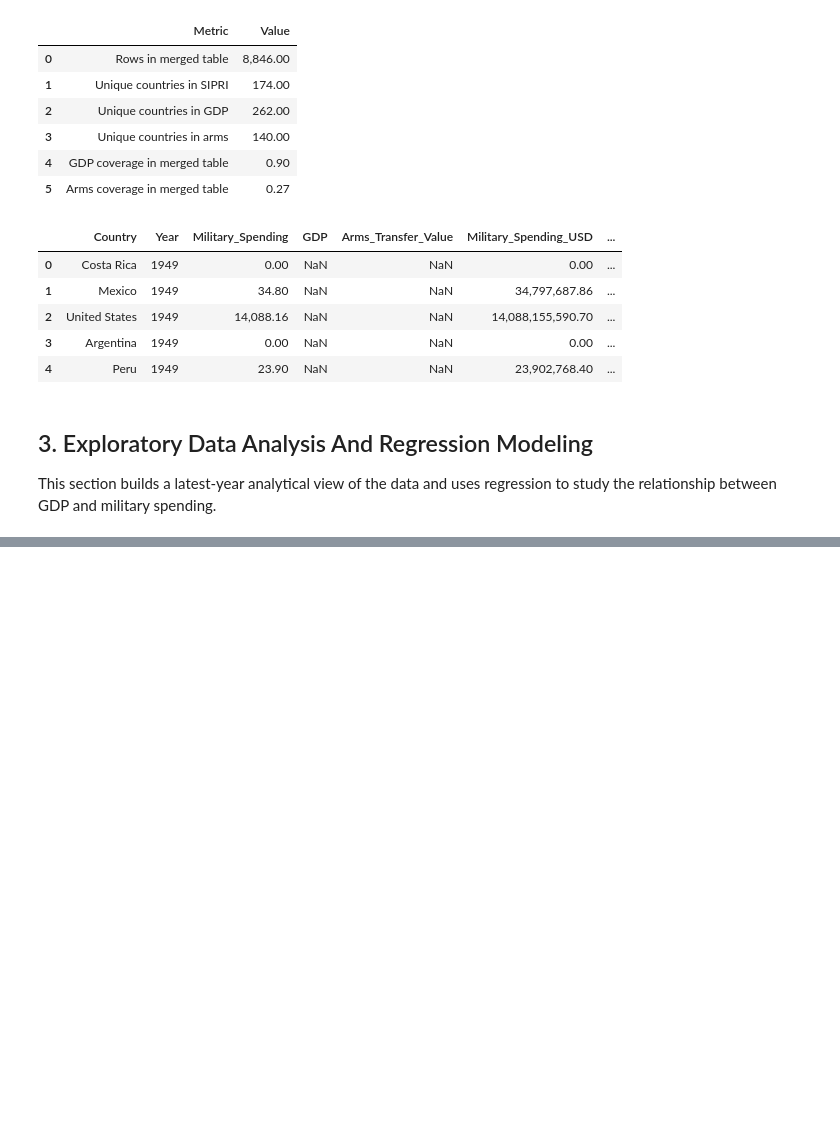
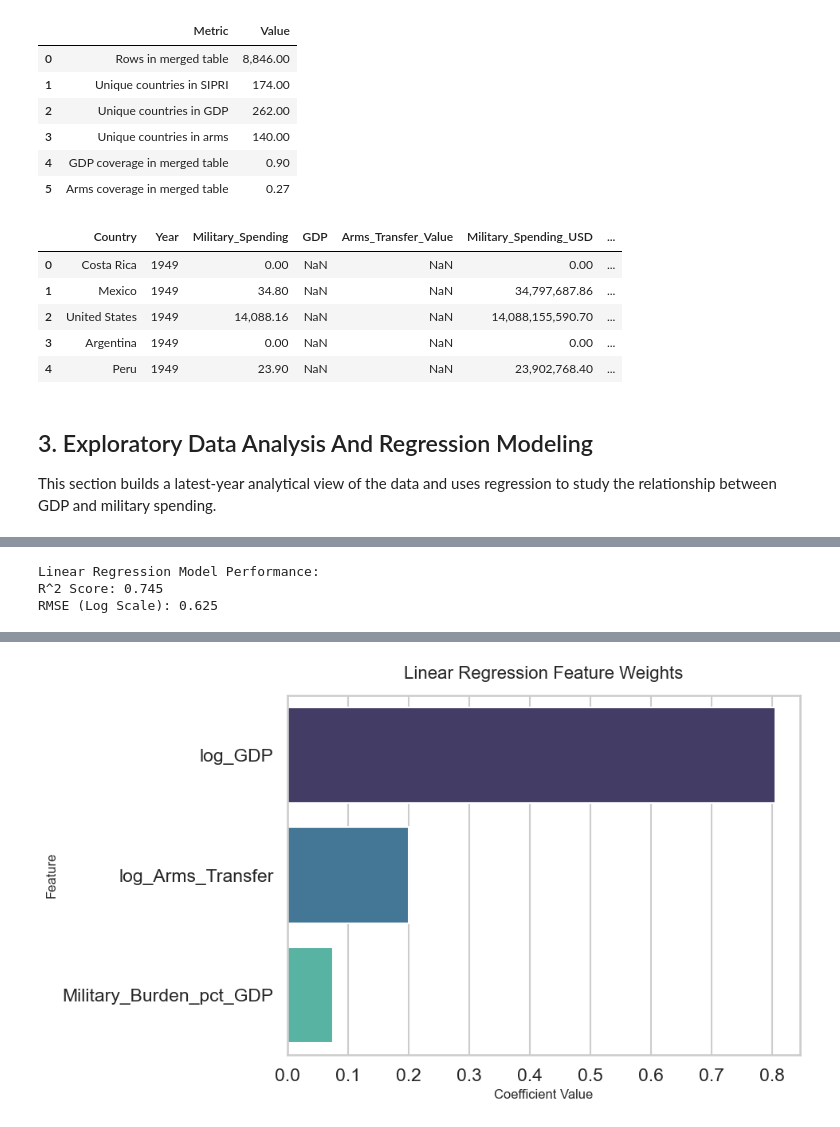
Before and after one commit to Arya-ghosh07/Global-Defense-Economics-Analysis, a Jupyter notebook: project.ipynb, the cells around one changed output, grey strips where cells are left out. Cells and saved outputs as stored; diff of their text form; code cells hidden in the pictures; blank space fills up the shorter version.

```diff
--- a/project.ipynb
+++ b/project.ipynb
@@ -325,0 +890,77 @@ This section builds a latest-year analytical view of the data and uses regressio
+# %%
+# -----------------------------
+# 10. Interactive Linear Regression Model
+# -----------------------------
+from sklearn.metrics import r2_score, mean_squared_error, mean_absolute_error
+import ipywidgets as widgets
+from IPython.display import display
+import plotly.express as px
+
+# Prepare data for regression to predict Military Spending
+regression_model_df = latest_df[['Country', 'GDP', 'Arms_Transfer_Value', 'Military_Burden_pct_GDP', 'Arms_Dependency_Ratio', 'Military_Spending']].copy()
+regression_model_df = regression_model_df.dropna(subset=['Military_Spending', 'GDP']).copy()
+
+# Use log transformations due to extreme skewness
+regression_model_df['log_Military_Spending'] = np.log10(regression_model_df['Military_Spending'] + 1)
+regression_model_df['log_GDP'] = np.log10(regression_model_df['GDP'] + 1)
+regression_model_df['log_Arms_Transfer'] = np.log10(regression_model_df['Arms_Transfer_Value'].fillna(0) + 1)
+
+feature_cols = ['log_GDP', 'log_Arms_Transfer', 'Military_Burden_pct_GDP']
+X = regression_model_df[feature_cols].copy()
+y = regression_model_df['log_Military_Spending'].copy()
+
+imputer = SimpleImputer(strategy='median')
+X_imputed = pd.DataFrame(imputer.fit_transform(X), columns=feature_cols, index=X.index)
+
+X_train, X_test, y_train, y_test = train_test_split(X_imputed, y, test_size=0.30, random_state=42)
+
+lr_model = LinearRegression()
+lr_model.fit(X_train, y_train)
+y_pred = lr_model.predict(X_test)
+
+r2 = r2_score(y_test, y_pred)
+rmse = np.sqrt(mean_squared_error(y_test, y_pred))
+
+print(f'Linear Regression Model Performance:')
+print(f'R^2 Score: {r2:.3f}')
+print(f'RMSE (Log Scale): {rmse:.3f}\n')
+
+# Create an interactive scatter plot of True vs Predicted Values
+results_df = pd.DataFrame({'True Log Spending': y_test, 'Predicted Log Spending': y_pred})
+results_df['Country'] = regression_model_df.loc[y_test.index, 'Country']
+results_df['Residual'] = results_df['True Log Spending'] - results_df['Predicted Log Spending']
+
+fig = px.scatter(
+    results_df,
+    x='True Log Spending',
+    y='Predicted Log Spending',
+    hover_name='Country',
+    hover_data={'Residual': ':.3f'},
+    title='Interactive Prediction Analysis: True vs Predicted Military Spending (Log Scale)',
+    color='Residual',
+    color_continuous_scale='RdBu',
+    color_continuous_midpoint=0,
+    labels={'True Log Spending': 'Actual (Log US$)', 'Predicted Log Spending': 'Predicted (Log US$)'}
+)
+
+fig.add_shape(
+    type="line", line=dict(dash='dash', color='black', width=2),
+    x0=results_df['True Log Spending'].min(), y0=results_df['True Log Spending'].min(),
+    x1=results_df['True Log Spending'].max(), y1=results_df['True Log Spending'].max()
+)
+fig.show()
+
+# Feature Importance (Coefficients)
+coefficients = pd.DataFrame({'Feature': feature_cols, 'Coefficient': lr_model.coef_}).sort_values('Coefficient', ascending=False)
+
+plt.figure(figsize=(10, 6))
+sns.barplot(data=coefficients, x='Coefficient', y='Feature', hue='Feature', palette='mako', legend=False)
+plt.title('Linear Regression Feature Weights', fontsize=16, pad=15)
+plt.xlabel('Coefficient Value', fontsize=12)
+plt.ylabel('Feature', fontsize=12)
+plt.tight_layout()
+plt.show()
+# %% [output]
+Linear Regression Model Performance:
+R^2 Score: 0.745
+RMSE (Log Scale): 0.625
@@ -325,0 +968 @@ This section builds a latest-year analytical view of the data and uses regressio
+[figure, added]
```
Also changed, not shown: parts of 11 cells of this notebook.
